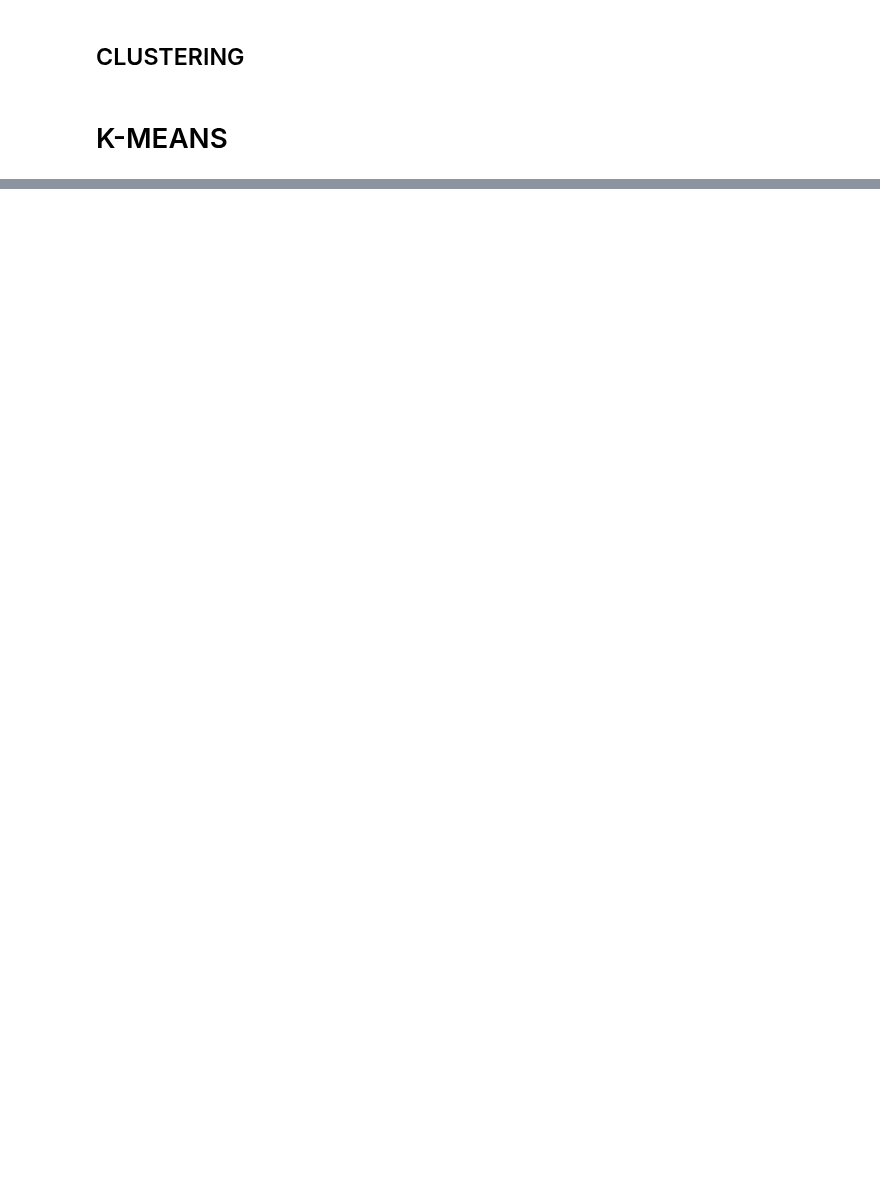
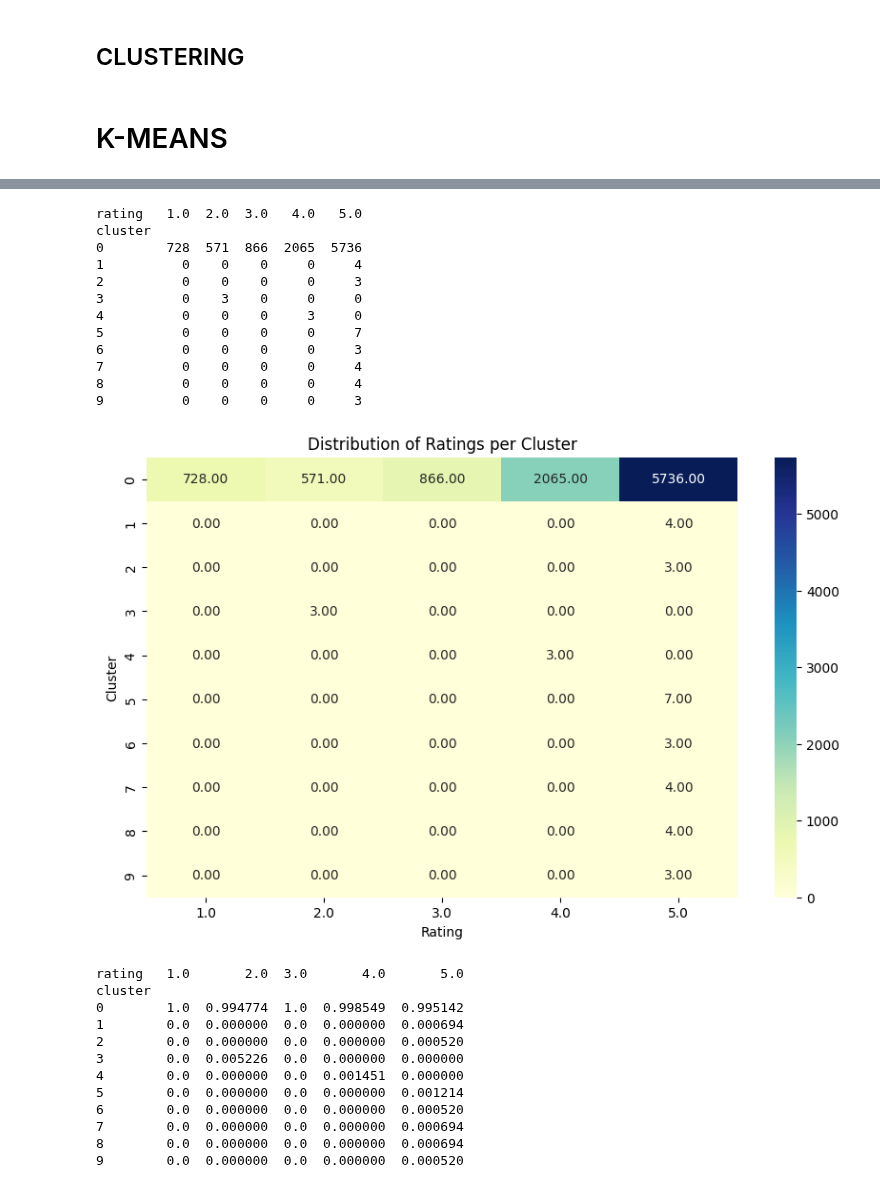
Before and after one commit to tanjapock/AmazonReview, a Jupyter notebook: Minhashing_cluster_sara.ipynb, the cells around one changed output, grey strips where cells are left out. Cells and saved outputs as stored; diff of their text form; code cells hidden in the pictures; blank space fills up the shorter version.

```diff
--- a/Minhashing_cluster_sara.ipynb
+++ b/Minhashing_cluster_sara.ipynb
@@ -208,0 +258,10 @@ plt.show()
+# %%
+import hdbscan
+#we do not need to find eps for HDBSCAN
+
+
+HDBSCAN = hdbscan.HDBSCAN(
+    min_cluster_size=500,
+    min_samples=minNpoints
+)
+Hdbscan_clusters = HDBSCAN.fit_predict(X)
@@ -208,0 +275,3 @@ plt.show()
+# %%
+clusters=Dbscan_clusters+1  # shift to make clusters start at 1
+clusters=Hdbscan_clusters+1
@@ -208,0 +324,59 @@ plt.show()
+# %%
+# Create dataframe containing ratings and cluster assignments
+df_results = pd.DataFrame({
+    'rating': y,
+    'cluster': clusters
+})
+
+#Table showing distribution of ratings per cluster
+cluster_summary = pd.crosstab(df_results['cluster'], df_results['rating'])
+print(cluster_summary)
+
+#print heatmap
+import seaborn as sns
+plt.figure(figsize=(10,6))
+sns.heatmap(cluster_summary, annot=True, fmt=".2f", cmap="YlGnBu")
+plt.title("Distribution of Ratings per Cluster")
+plt.xlabel("Rating")
+plt.ylabel("Cluster")
+plt.show()
+
+#Normalize the values to take into account the size of each group of rating
+for i in range(1,6):
+    cluster_summary[i] = cluster_summary[i] / cluster_summary[i].sum()
+print(cluster_summary)
+
+#print heatmap
+import seaborn as sns
+plt.figure(figsize=(10,6))
+sns.heatmap(cluster_summary, annot=True, fmt=".2f", cmap="YlGnBu")
+plt.title("Normalized Distribution of Ratings per Cluster")
+plt.xlabel("Rating")
+plt.ylabel("Cluster")
+plt.show()
+# %% [output]
+rating   1.0  2.0  3.0   4.0   5.0
+cluster
+0        728  571  866  2065  5736
+1          0    0    0     0     4
+2          0    0    0     0     3
+3          0    3    0     0     0
+4          0    0    0     3     0
+5          0    0    0     0     7
+6          0    0    0     0     3
+7          0    0    0     0     4
+8          0    0    0     0     4
+9          0    0    0     0     3
+[figure, added]
+rating   1.0       2.0  3.0       4.0       5.0
+cluster
+0        1.0  0.994774  1.0  0.998549  0.995142
+1        0.0  0.000000  0.0  0.000000  0.000694
+2        0.0  0.000000  0.0  0.000000  0.000520
+3        0.0  0.005226  0.0  0.000000  0.000000
+4        0.0  0.000000  0.0  0.001451  0.000000
+5        0.0  0.000000  0.0  0.000000  0.001214
+6        0.0  0.000000  0.0  0.000000  0.000520
+7        0.0  0.000000  0.0  0.000000  0.000694
+8        0.0  0.000000  0.0  0.000000  0.000694
+9        0.0  0.000000  0.0  0.000000  0.000520
```
Also changed, not shown: parts of 34 cells of this notebook.
